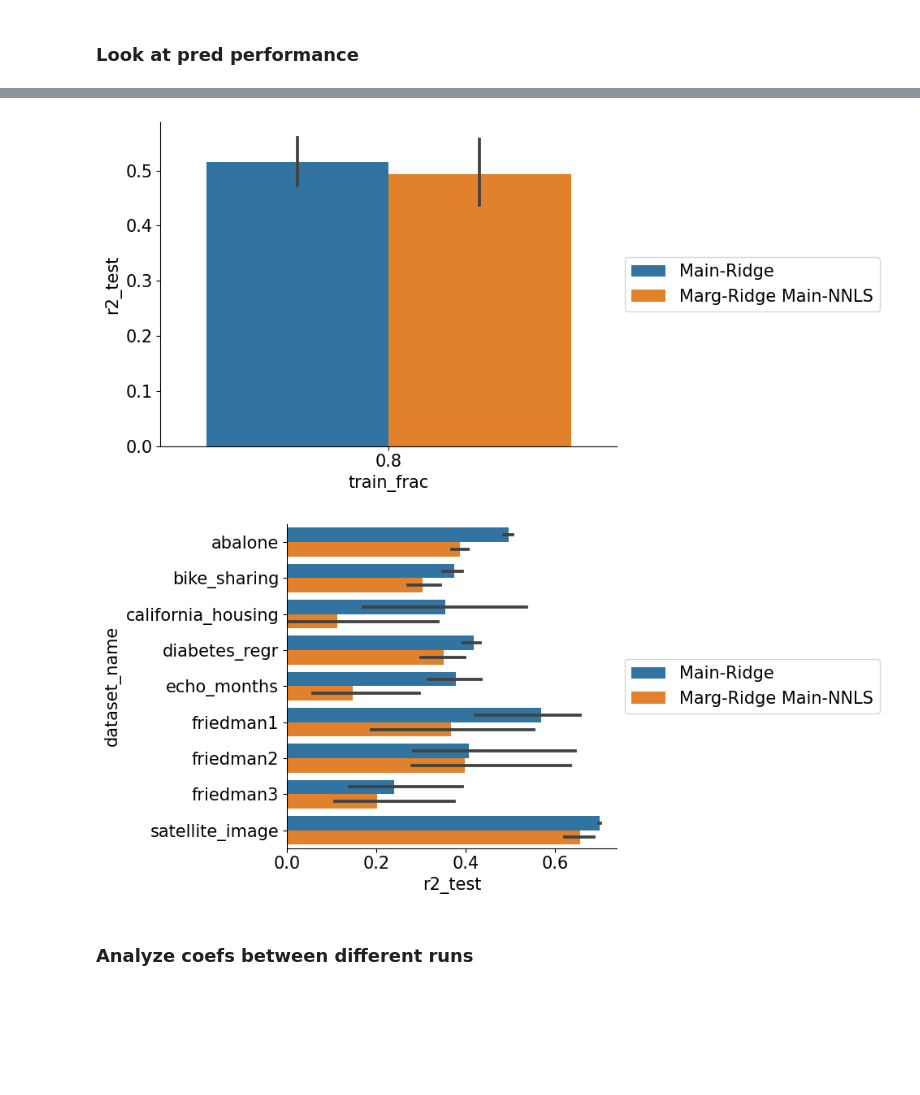
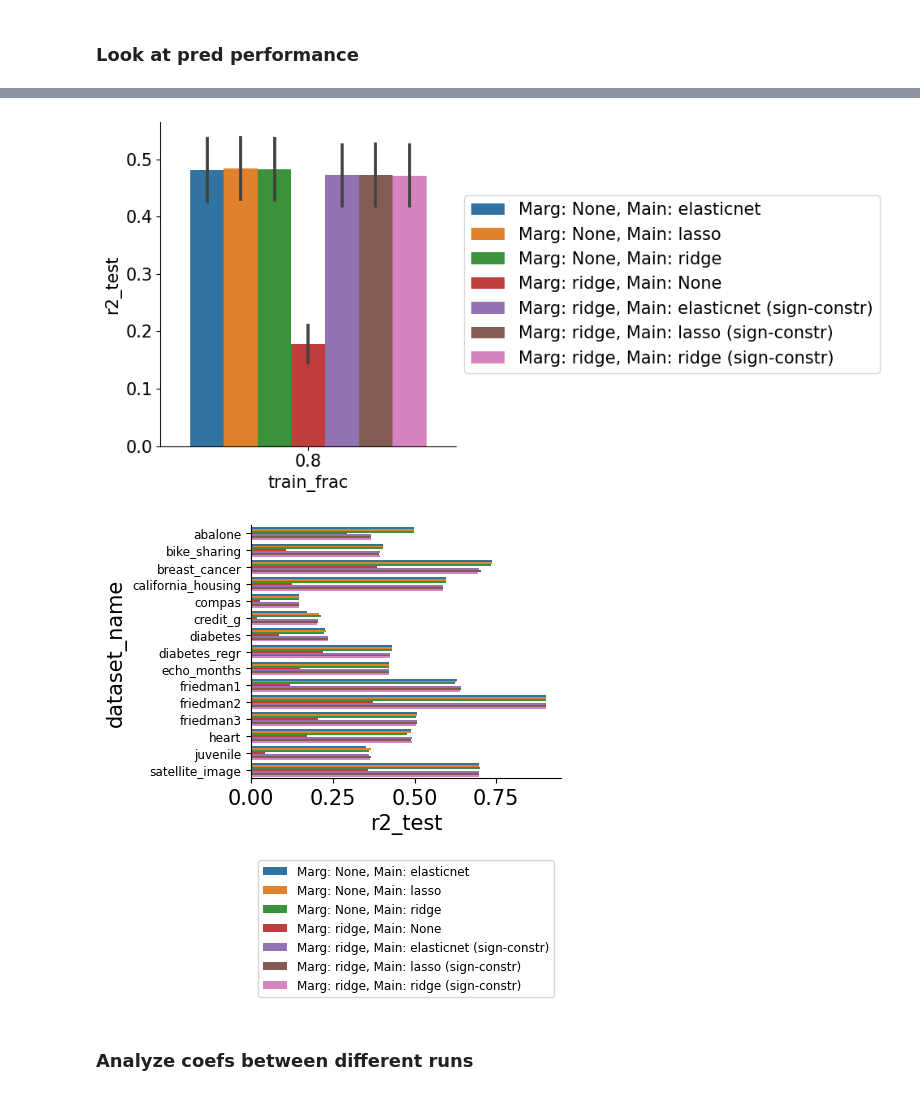
Before and after one commit to csinva/gam-experiments, a Jupyter notebook: notebooks/04_vary_linear.ipynb, the cells around one changed output, grey strips where cells are left out. Drawn from its saved outputs; the diff is of its cells as text; code cells hidden in the pictures; blank space fills up the shorter version.

```diff
--- a/notebooks/04_vary_linear.ipynb
+++ b/notebooks/04_vary_linear.ipynb
@@ -53,22 +64,30 @@ plt.show()
 # %%
-d2 = d[r.train_frac >= 0.8]
-d2 = d2[d.r2_test >= 0.3]
+d2 = d
+# d2 = d2[r.train_frac >= 0.8]
+# d2 = d2[d.r2_test >= 0.3]
 fig, ax = plt.subplots(figsize=(10, 5))
-sns.barplot(data=d2, x="train_frac", y="r2_test", hue="legend")
+sns.barplot(data=d2, x="train_frac", y="r2_test", hue="legend", errorbar='se')
 ax.legend(loc="center left", bbox_to_anchor=(1, 0.5))
 plt.show()
 # %% [output]
-[figure, old version]
+[figure, new version]
 # %%
 # d = r[r.train_frac >= 0.8]
 # d = r[r.train_frac <= 0.3]
 # d = d[d.r2_test >= 0.3]
-fig, ax = plt.subplots(figsize=(10, 5))
-sns.barplot(data=d, y= "dataset_name", x="r2_test", hue="legend")
-ax.legend(loc="center left", bbox_to_anchor=(1, 0.5))
+# d2 = d[d.legend.str.contains('lasso', case=False)]
+# fig, ax = plt.subplots(figsize=(10, 10)) #figsize=(10, 5))
+fig, ax = plt.subplots(figsize=(5, 5)) #figsize=(10, 5))
+sns.barplot(data=d2, y= "dataset_name", x="r2_test", hue="legend")
+# ax.legend(loc="center left", bbox_to_anchor=(1, 0.5), fontsize='xx-small')
+# place legend below plot
+ax.legend(loc='upper center', bbox_to_anchor=(0.5, -0.3), fontsize='xx-small',)
+# set yticks fontsize small
+plt.yticks(fontsize='xx-small')
+plt.tight_layout()
 plt.show()
 # %% [output]
-[figure, old version]
+[figure, new version]
 # %% [markdown]
 ### Analyze coefs between different runs
 # %%
```
Also changed, not shown: parts of 9 cells of this notebook, 2 other files.
